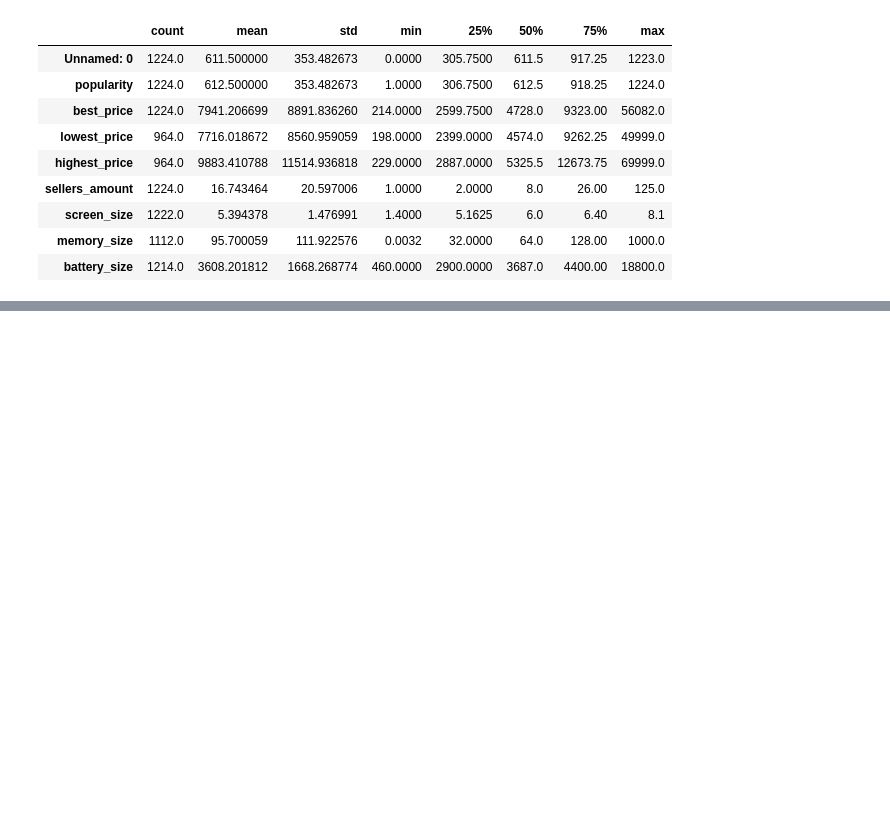
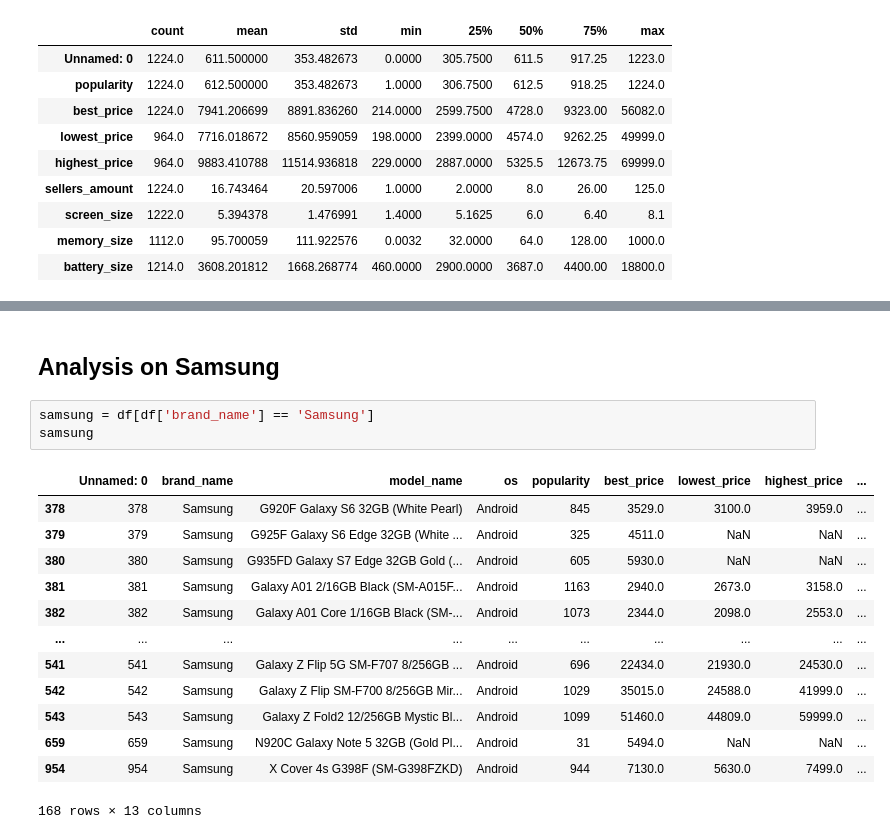
Before and after one commit to Wolfie3D/Mobile-Phones-Data, a Jupyter notebook: index.ipynb, the cells around one changed output, grey strips where cells are left out. Saved outputs shown, nothing was run; the diff lists cells and outputs as text; blank space fills up the shorter version.

```diff
--- a/index.ipynb
+++ b/index.ipynb
@@ -52,0 +116,19 @@ df.describe().T
+# %% [markdown]
+## Analysis on Samsung
+# %%
+samsung = df[df['brand_name'] == 'Samsung']
+samsung
+# %% [output]
+|  | Unnamed: 0 | brand_name | model_name | os | popularity | best_price | lowest_price | highest_price | ... |
+| 378 | 378 | Samsung | G920F Galaxy S6 32GB (White Pearl) | Android | 845 | 3529.0 | 3100.0 | 3959.0 | ... |
+| 379 | 379 | Samsung | G925F Galaxy S6 Edge 32GB (White ... | Android | 325 | 4511.0 | NaN | NaN | ... |
+| 380 | 380 | Samsung | G935FD Galaxy S7 Edge 32GB Gold (... | Android | 605 | 5930.0 | NaN | NaN | ... |
+| 381 | 381 | Samsung | Galaxy A01 2/16GB Black (SM-A015F... | Android | 1163 | 2940.0 | 2673.0 | 3158.0 | ... |
+| 382 | 382 | Samsung | Galaxy A01 Core 1/16GB Black (SM-... | Android | 1073 | 2344.0 | 2098.0 | 2553.0 | ... |
+| ... | ... | ... | ... | ... | ... | ... | ... | ... | ... |
+| 541 | 541 | Samsung | Galaxy Z Flip 5G SM-F707 8/256GB ... | Android | 696 | 22434.0 | 21930.0 | 24530.0 | ... |
+| 542 | 542 | Samsung | Galaxy Z Flip SM-F700 8/256GB Mir... | Android | 1029 | 35015.0 | 24588.0 | 41999.0 | ... |
+| 543 | 543 | Samsung | Galaxy Z Fold2 12/256GB Mystic Bl... | Android | 1099 | 51460.0 | 44809.0 | 59999.0 | ... |
+| 659 | 659 | Samsung | N920C Galaxy Note 5 32GB (Gold Pl... | Android | 31 | 5494.0 | NaN | NaN | ... |
+| 954 | 954 | Samsung | X Cover 4s G398F (SM-G398FZKD) | Android | 944 | 7130.0 | 5630.0 | 7499.0 | ... |
+168 rows × 13 columns
```
Also changed, not shown: parts of 12 cells of this notebook, 1 other file.
